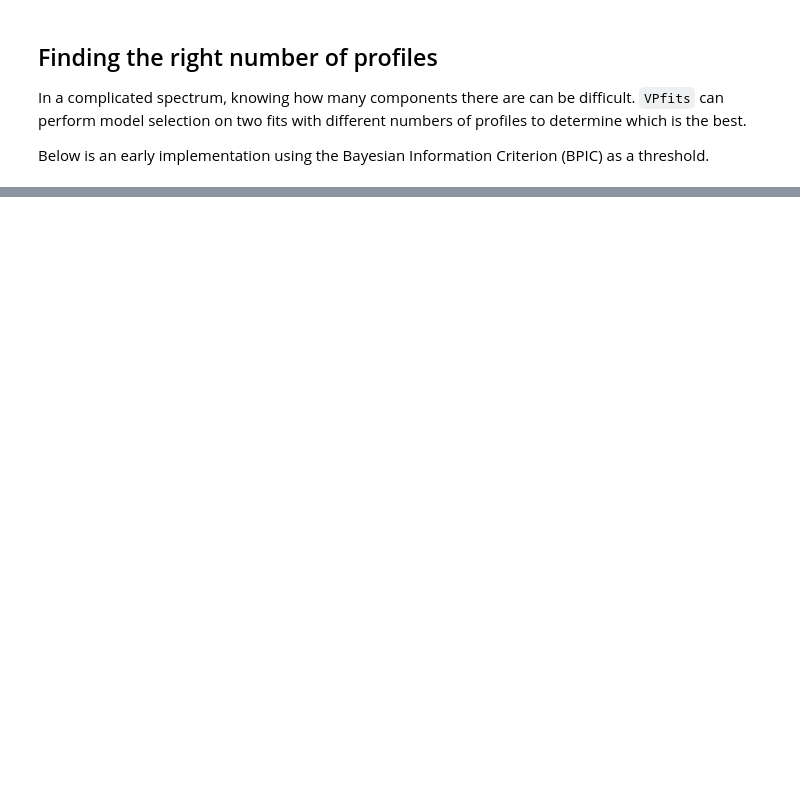
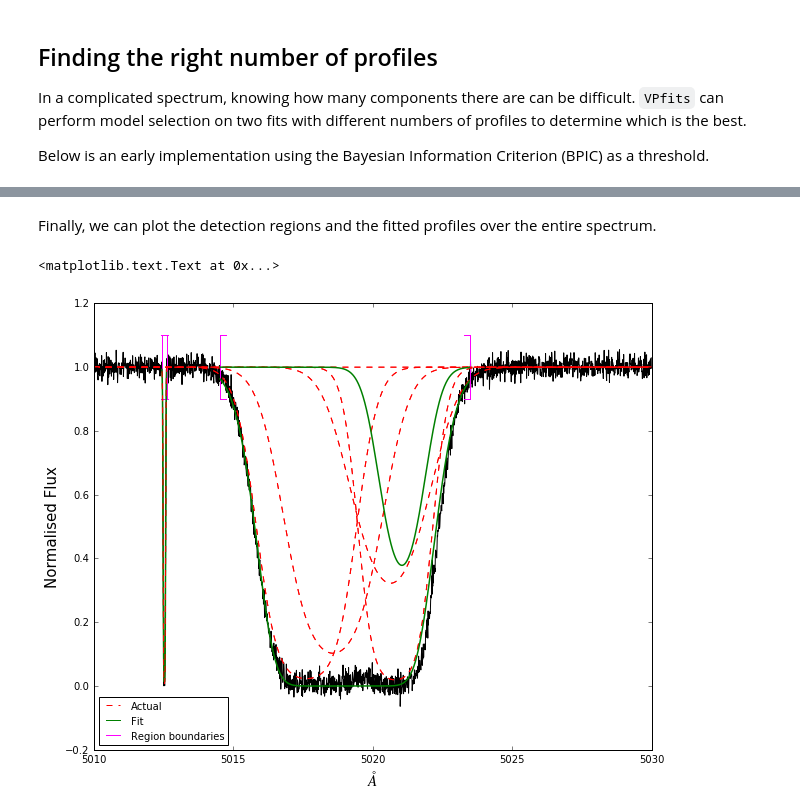
Before and after one commit to sarahappleby/VAMP, a Jupyter notebook: _introduction.ipynb, the cells around one changed output, grey strips where cells are left out. Saved outputs shown, nothing was run; the diff lists cells and outputs as text; code cells hidden in the pictures; blank space fills up the shorter version.

```diff
--- a/_introduction.ipynb
+++ b/_introduction.ipynb
@@ -132,0 +209,33 @@ vpfit_1.plot(wavelength_array, flux_array, clouds, n-1)
+# %% [markdown]
+Finally, we can plot the detection regions and the fitted profiles over the entire spectrum.
+# %%
+fig, ax = pylab.subplots(figsize=(10,8))
+
+ax.plot(wavelength_array, flux_array, c='black')
+
+for (start, end) in region_pixels:
+    plot_bracket(wavelength_array[start], 'left')
+    plot_bracket(wavelength_array[end], 'right')
+
+for i in range(len(fits)):
+    fit = fits[i]
+    wavelengths = region_arrays[i][0]
+    fluxes = region_arrays[i][1]
+
+    for c in range(len(clouds)):
+        ax.plot(wavelength_array, fit.Absorption(clouds.ix[c]['tau']), color="red", ls='--')
+
+    for prof in fit.estimated_profiles:
+        ax.plot(wavelengths, fit.Absorption(prof.value), color='green', lw=1.5)
+
+
+handles = [mlines.Line2D([], [], color='red', label='Actual', ls='--'), mlines.Line2D([], [], color='green', label='Fit'),
+          mlines.Line2D([], [], color='magenta', label='Region boundaries')]
+
+ax.legend(handles=handles, prop={'size':10}, loc='best')
+
+ax.set_xlabel('$\AA$', size=15)
+ax.set_ylabel('Normalised Flux', size=15)
+# %% [output]
+<matplotlib.text.Text at 0x...>
+[figure, added]
```
Also changed, not shown: parts of 17 cells of this notebook, 2 other files.
